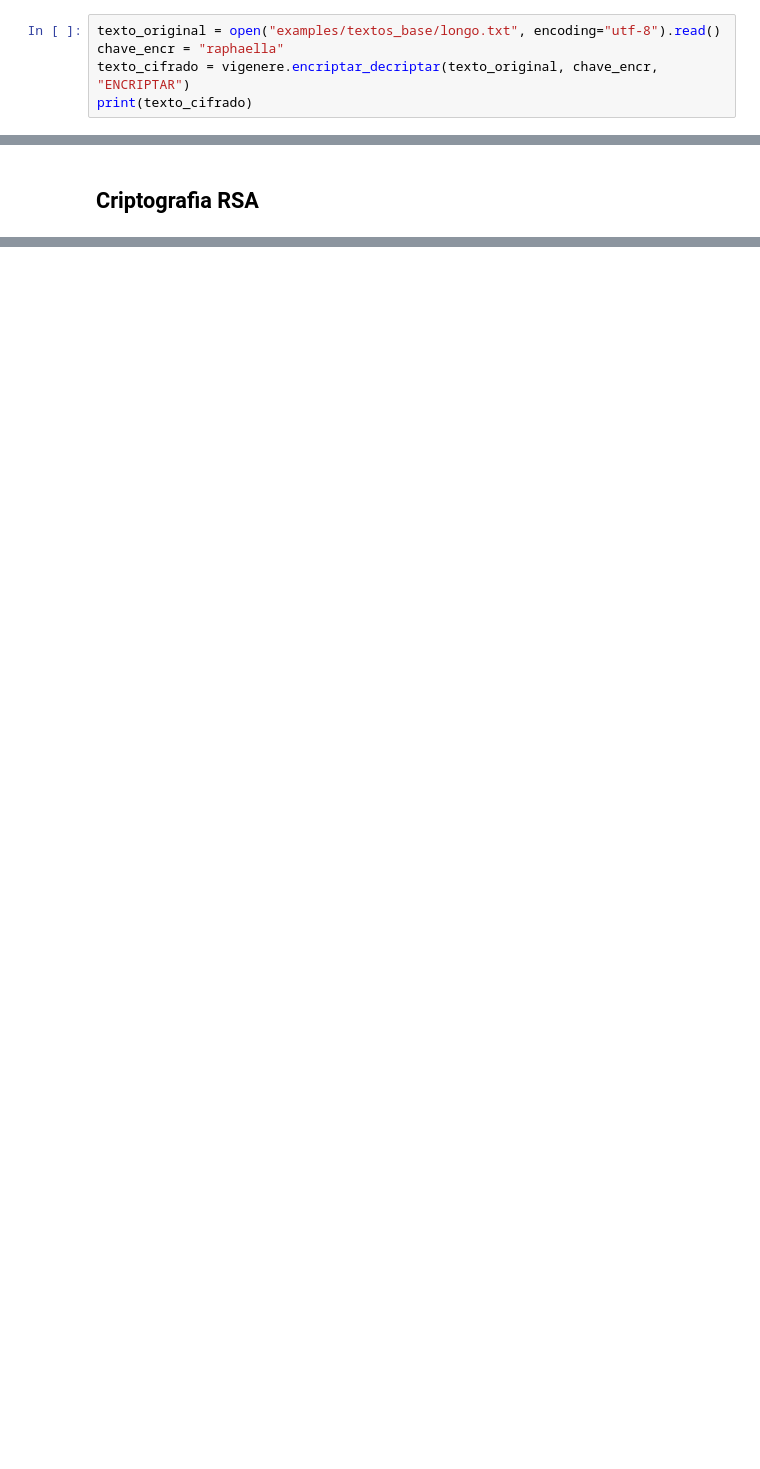
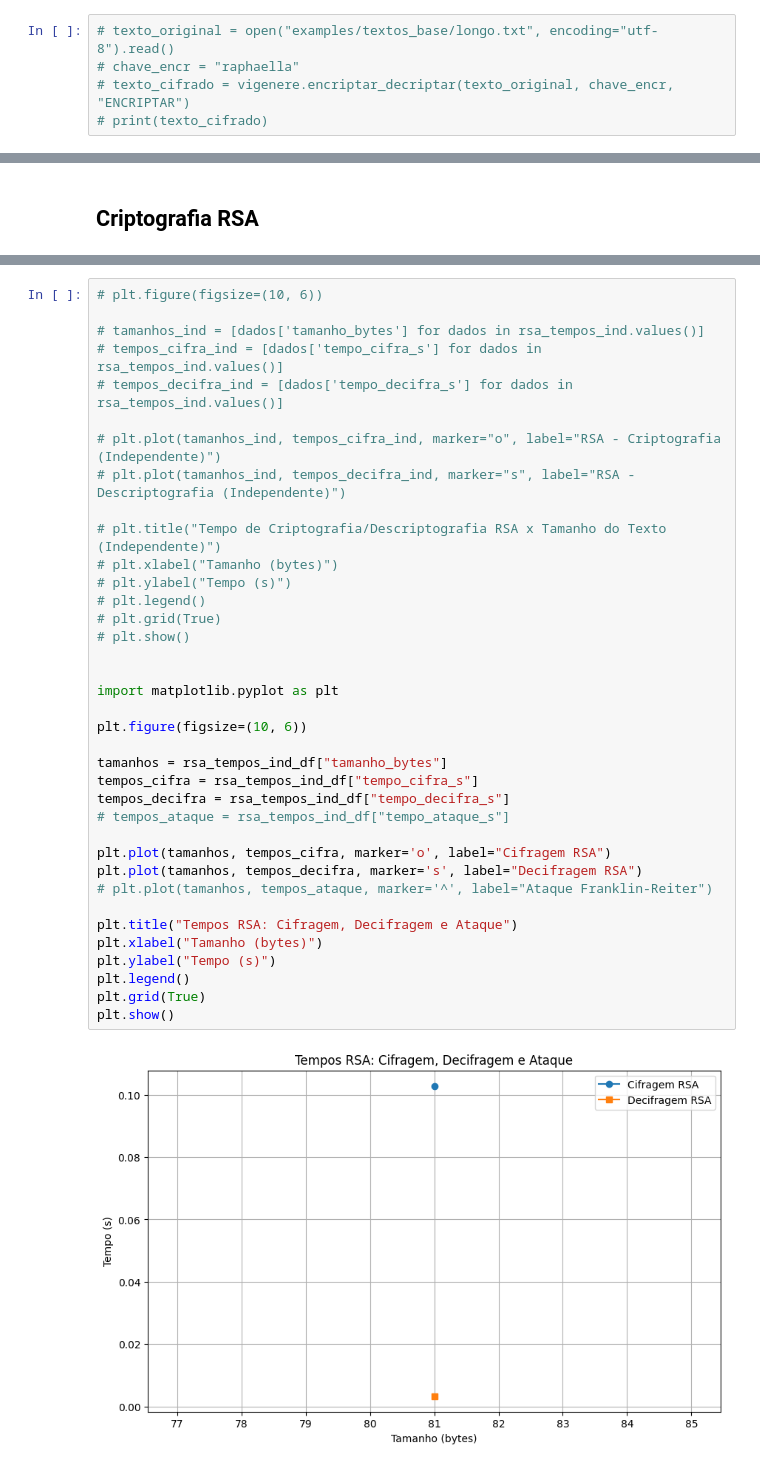
Before and after one commit to RaphaellaRoma/Criptoataques, a Jupyter notebook: criptoataques.ipynb, the cells around one changed output, grey strips where cells are left out. Saved outputs shown, nothing was run; the diff lists cells and outputs as text; blank space fills up the shorter version.

```diff
--- a/criptoataques.ipynb
+++ b/criptoataques.ipynb
@@ -360,8 +368,8 @@ def plot_avalanche(pares, label="Avalanche"):
 # %%
 vigenere = VigenereCifra()
 # %%
-texto_original = open("examples/textos_base/longo.txt", encoding="utf-8").read()
-chave_encr = "raphaella"
-texto_cifrado = vigenere.encriptar_decriptar(texto_original, chave_encr, "ENCRIPTAR")
-print(texto_cifrado)
+# texto_original = open("examples/textos_base/longo.txt", encoding="utf-8").read()
+# chave_encr = "raphaella"
+# texto_cifrado = vigenere.encriptar_decriptar(texto_original, chave_encr, "ENCRIPTAR")
+# print(texto_cifrado)
 # %%
@@ -377,0 +542,39 @@ print(texto_decriptado)
+# %%
+# plt.figure(figsize=(10, 6))
+
+# tamanhos_ind = [dados['tamanho_bytes'] for dados in rsa_tempos_ind.values()]
+# tempos_cifra_ind = [dados['tempo_cifra_s'] for dados in rsa_tempos_ind.values()]
+# tempos_decifra_ind = [dados['tempo_decifra_s'] for dados in rsa_tempos_ind.values()]
+
+# plt.plot(tamanhos_ind, tempos_cifra_ind, marker="o", label="RSA - Criptografia (Independente)")
+# plt.plot(tamanhos_ind, tempos_decifra_ind, marker="s", label="RSA - Descriptografia (Independente)")
+
+# plt.title("Tempo de Criptografia/Descriptografia RSA x Tamanho do Texto (Independente)")
+# plt.xlabel("Tamanho (bytes)")
+# plt.ylabel("Tempo (s)")
+# plt.legend()
+# plt.grid(True)
+# plt.show()
+
+
+import matplotlib.pyplot as plt
+
+plt.figure(figsize=(10, 6))
+
+tamanhos = rsa_tempos_ind_df["tamanho_bytes"]
+tempos_cifra = rsa_tempos_ind_df["tempo_cifra_s"]
+tempos_decifra = rsa_tempos_ind_df["tempo_decifra_s"]
+# tempos_ataque = rsa_tempos_ind_df["tempo_ataque_s"]
+
+plt.plot(tamanhos, tempos_cifra, marker='o', label="Cifragem RSA")
+plt.plot(tamanhos, tempos_decifra, marker='s', label="Decifragem RSA")
+# plt.plot(tamanhos, tempos_ataque, marker='^', label="Ataque Franklin-Reiter")
+
+plt.title("Tempos RSA: Cifragem, Decifragem e Ataque")
+plt.xlabel("Tamanho (bytes)")
+plt.ylabel("Tempo (s)")
+plt.legend()
+plt.grid(True)
+plt.show()
+# %% [output]
+[figure, added]
```
Also changed, not shown: parts of 17 cells of this notebook, 2 other files.
